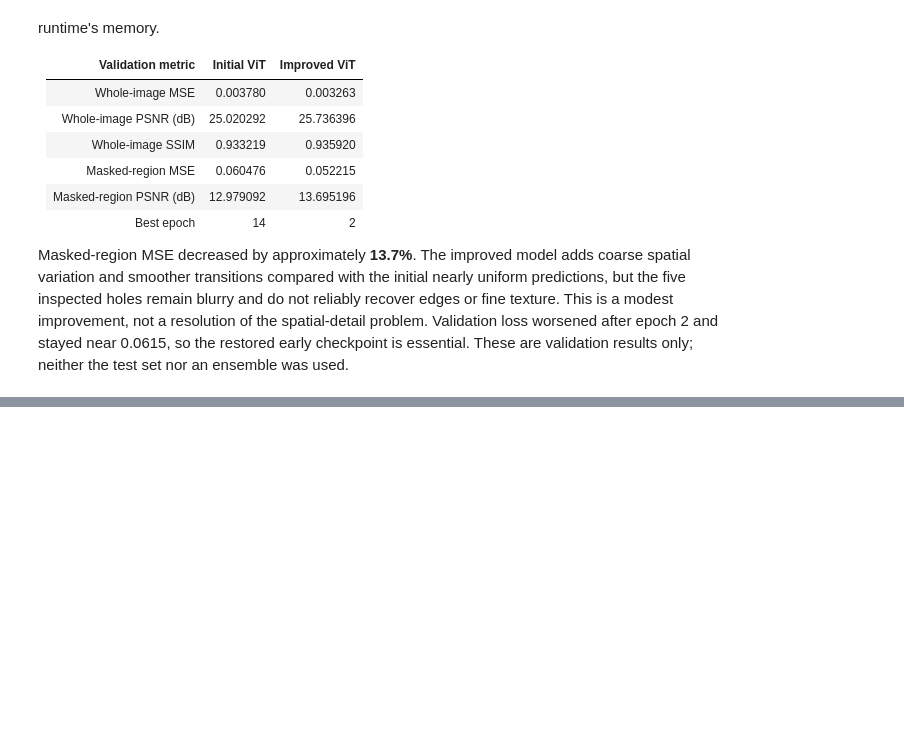
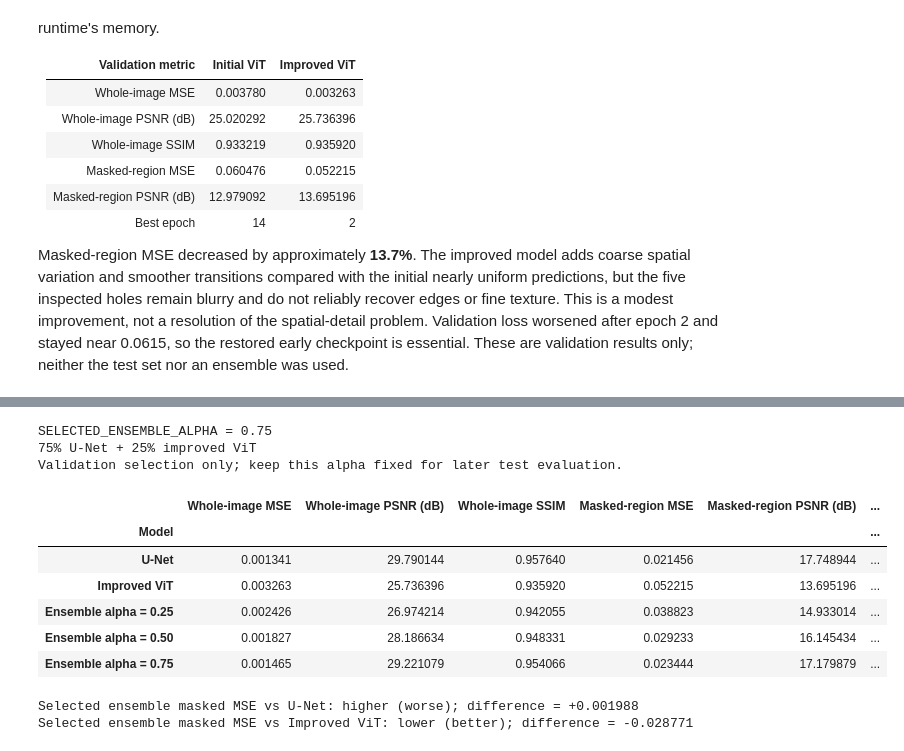
Before and after one commit to omiid-n99/cnn-vit-ensemble-classification, a Jupyter notebook: notebooks/image_inpainting.ipynb, the cells around one changed output, grey strips where cells are left out. Saved outputs shown, nothing was run; the diff lists cells and outputs as text; code cells hidden in the pictures; blank space fills up the shorter version.

```diff
--- a/notebooks/image_inpainting.ipynb
+++ b/notebooks/image_inpainting.ipynb
@@ -1222,0 +1233,16 @@ Masked-region MSE decreased by approximately **13.7%**. The improved model adds
+# %%
+ENSEMBLE_ALPHAS = (0.25, 0.50, 0.75)
+assert IMAGE_SIZE == 128 and TRAIN_MASK_SIZE == 32
+
+# Verify that the already-restored models are the saved best-validation models.
+# These checks do not load or alter weights.
+for name, parameter in unet.state_dict().items():
+    assert torch.equal(parameter.detach().cpu(), best_unet_state[name].cpu()), 'U-Net is not at its best validation state.'
+for name, parameter in improved_vit.state_dict().items():
+    assert torch.equal(parameter.detach().cpu(), best_improved_vit_state[name].cpu()), 'Improved ViT is not at its best validation state.'
+unet.eval()
+improved_vit.eval()
+
+print(f'U-Net best epoch: {best_unet_epoch} | Improved ViT best epoch: {best_improved_vit_epoch}')
+print(f'Validation images: {len(val_loader.dataset)} | Central mask: {TRAIN_MASK_SIZE} x {TRAIN_MASK_SIZE}')
+print(f'Alpha candidates (U-Net weight): {ENSEMBLE_ALPHAS}')
@@ -1222,0 +1320,36 @@ Masked-region MSE decreased by approximately **13.7%**. The improved model adds
+# %%
+# Select using full-precision mean masked-region MSE, not rounded table values.
+SELECTED_ENSEMBLE_ALPHA = min(
+    ENSEMBLE_ALPHAS,
+    key=lambda alpha: phase7_validation_metrics[ensemble_labels[alpha]]['Masked-region MSE'],
+)
+selected_ensemble_label = ensemble_labels[SELECTED_ENSEMBLE_ALPHA]
+selected_ensemble_metrics = dict(phase7_validation_metrics[selected_ensemble_label])
+
+ensemble_validation_comparison = pd.DataFrame.from_dict(phase7_validation_metrics, orient='index')
+ensemble_validation_comparison.index.name = 'Model'
+ensemble_validation_comparison['Selected ensemble'] = [
+    'Yes' if name == selected_ensemble_label else '' for name in ensemble_validation_comparison.index
+]
+print(f'SELECTED_ENSEMBLE_ALPHA = {SELECTED_ENSEMBLE_ALPHA:.2f}')
+print(f'{SELECTED_ENSEMBLE_ALPHA:.0%} U-Net + {1 - SELECTED_ENSEMBLE_ALPHA:.0%} improved ViT')
+print('Record this alpha for later frozen test evaluation; no test data used here.')
+display(ensemble_validation_comparison.round(6))
+
+for individual_name in ('U-Net', 'Improved ViT'):
+    difference = selected_ensemble_metrics['Masked-region MSE'] - phase7_validation_metrics[individual_name]['Masked-region MSE']
+    outcome = 'lower (better)' if difference < 0 else 'higher (worse)' if difference > 0 else 'equal'
+    print(f'Selected ensemble masked MSE vs {individual_name}: {outcome}; difference = {difference:+.6f}')
+# %% [output]
+SELECTED_ENSEMBLE_ALPHA = 0.75
+75% U-Net + 25% improved ViT
+Validation selection only; keep this alpha fixed for later test evaluation.
+|  | Whole-image MSE | Whole-image PSNR (dB) | Whole-image SSIM | Masked-region MSE | Masked-region PSNR (dB) | ... |
+| Model |  |  |  |  |  | ... |
+| U-Net | 0.001341 | 29.790144 | 0.957640 | 0.021456 | 17.748944 | ... |
+| Improved ViT | 0.003263 | 25.736396 | 0.935920 | 0.052215 | 13.695196 | ... |
+| Ensemble alpha = 0.25 | 0.002426 | 26.974214 | 0.942055 | 0.038823 | 14.933014 | ... |
+| Ensemble alpha = 0.50 | 0.001827 | 28.186634 | 0.948331 | 0.029233 | 16.145434 | ... |
+| Ensemble alpha = 0.75 | 0.001465 | 29.221079 | 0.954066 | 0.023444 | 17.179879 | ... |
+Selected ensemble masked MSE vs U-Net: higher (worse); difference = +0.001988
+Selected ensemble masked MSE vs Improved ViT: lower (better); difference = -0.028771
```
Also changed, not shown: parts of 5 cells of this notebook.
